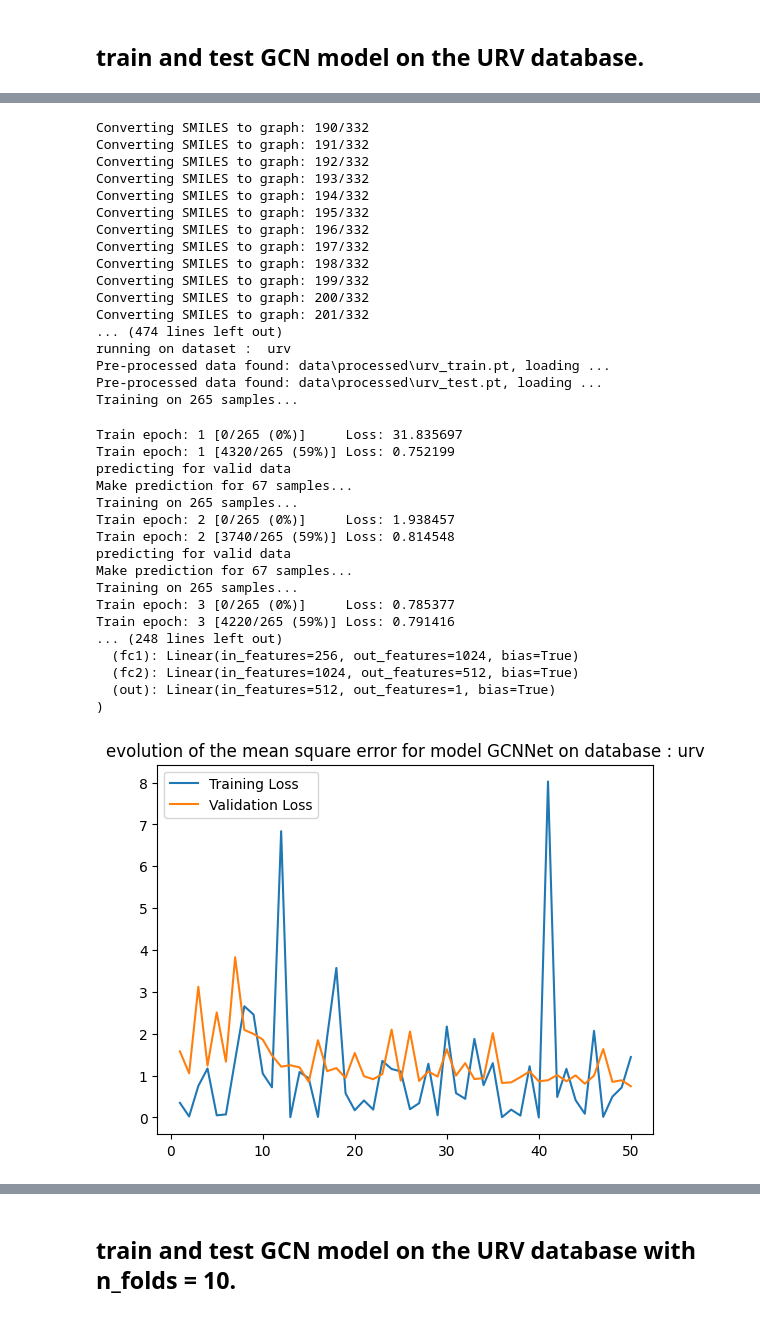
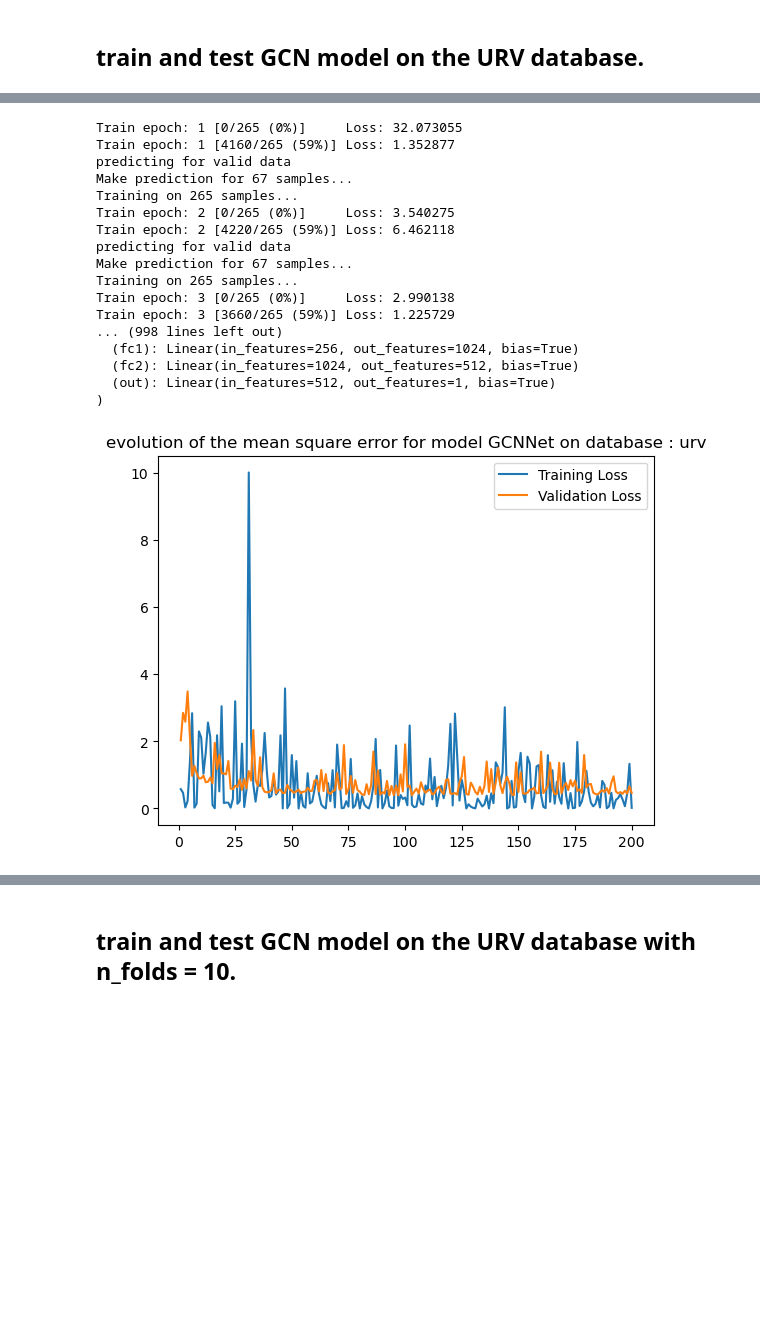
Before and after one commit to YoussefEzz/GraphDTA_forked, a Jupyter notebook: test_GCN_URV.ipynb, the cells around one changed output, grey strips where cells are left out. Drawn from its saved outputs; the diff is of its cells as text; code cells hidden in the pictures; blank space fills up the shorter version.

```diff
--- a/test_GCN_URV.ipynb
+++ b/test_GCN_URV.ipynb
@@ -5,7 +5,7 @@
 from URV_Train import Train
 import models.gcn as GCN
 
-model = Train(dataset = 'urv', model_type = GCN.GCNNet(), cuda_name = "cuda:0", TRAIN_BATCH_SIZE = 8, TEST_BATCH_SIZE = 8, LR = 0.0005, NUM_EPOCHS = 50)
+model = Train(dataset = 'urv', model_type = GCN.GCNNet(), cuda_name = "cuda:1", TRAIN_BATCH_SIZE = 8, TEST_BATCH_SIZE = 8, LR = 0.0005, NUM_EPOCHS = 200)
 # %% [output]
 creating pytorch data.
 preparing  urv_train.pt in pytorch format!
@@ -27,38 +27,21 @@ Converting SMILES to graph: 189/332
-Converting SMILES to graph: 190/332
-Converting SMILES to graph: 191/332
-Converting SMILES to graph: 192/332
-Converting SMILES to graph: 193/332
-Converting SMILES to graph: 194/332
-Converting SMILES to graph: 195/332
-Converting SMILES to graph: 196/332
-Converting SMILES to graph: 197/332
-Converting SMILES to graph: 198/332
-Converting SMILES to graph: 199/332
-Converting SMILES to graph: 200/332
-Converting SMILES to graph: 201/332
-... (474 lines left out)
-running on dataset :  urv
-Pre-processed data found: data\processed\urv_train.pt, loading ...
-Pre-processed data found: data\processed\urv_test.pt, loading ...
+Train epoch: 1 [0/265 (0%)]     Loss: 32.073055
+Train epoch: 1 [4160/265 (59%)] Loss: 1.352877
+predicting for valid data
+Make prediction for 67 samples...
 Training on 265 samples...
+Train epoch: 2 [0/265 (0%)]     Loss: 3.540275
+Train epoch: 2 [4220/265 (59%)] Loss: 6.462118
+predicting for valid data
+Make prediction for 67 samples...
+Training on 265 samples...
+Train epoch: 3 [0/265 (0%)]     Loss: 2.990138
+Train epoch: 3 [3660/265 (59%)] Loss: 1.225729
+... (998 lines left out)
+  (fc1): Linear(in_features=256, out_features=1024, bias=True)
+  (fc2): Linear(in_features=1024, out_features=512, bias=True)
+  (out): Linear(in_features=512, out_features=1, bias=True)
+)
-Train epoch: 1 [0/265 (0%)]     Loss: 31.835697
-Train epoch: 1 [4320/265 (59%)] Loss: 0.752199
-predicting for valid data
-Make prediction for 67 samples...
-Training on 265 samples...
-Train epoch: 2 [0/265 (0%)]     Loss: 1.938457
-Train epoch: 2 [3740/265 (59%)] Loss: 0.814548
-predicting for valid data
-Make prediction for 67 samples...
-Training on 265 samples...
-Train epoch: 3 [0/265 (0%)]     Loss: 0.785377
-Train epoch: 3 [4220/265 (59%)] Loss: 0.791416
-... (248 lines left out)
-  (fc1): Linear(in_features=256, out_features=1024, bias=True)
-  (fc2): Linear(in_features=1024, out_features=512, bias=True)
-  (out): Linear(in_features=512, out_features=1, bias=True)
-)
-[figure, old version]
+[figure, new version]
 # %%
 # test of GCN model on URV dataset
 from URV_Test import Test
```
Also changed, not shown: parts of 2 cells of this notebook, 5 other files.
